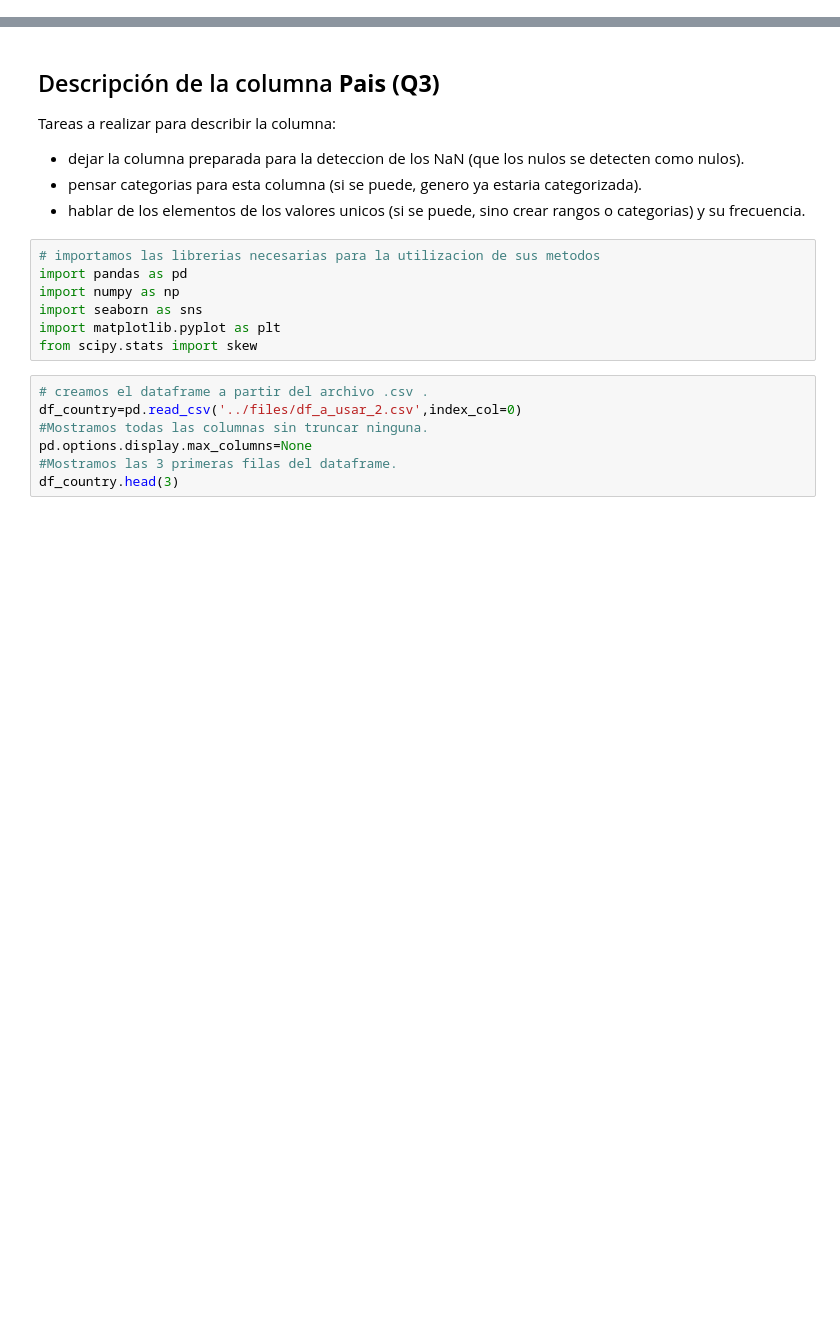
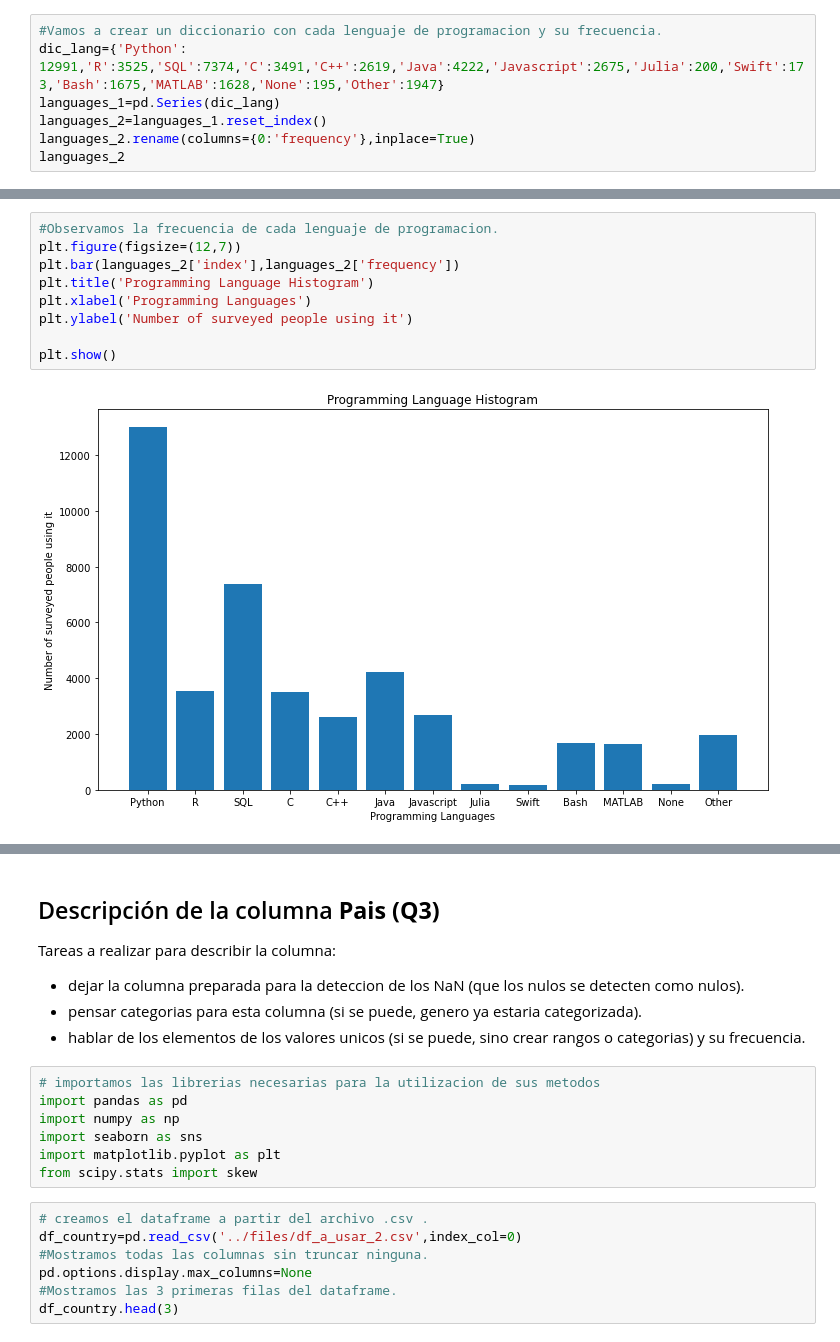
Before and after one commit to Adalab/project-da-promo-c-module-2-team-1, a Jupyter notebook: code/code_sonia.ipynb, the cells around one changed output, grey strips where cells are left out. Drawn from its saved outputs; the diff is of its cells as text; blank space fills up the shorter version.

```diff
--- a/code/code_sonia.ipynb
+++ b/code/code_sonia.ipynb
@@ -5,0 +284,7 @@
+# %%
+#Vamos a crear un diccionario con cada lenguaje de programacion y su frecuencia.
+dic_lang={'Python': 12991,'R':3525,'SQL':7374,'C':3491,'C++':2619,'Java':4222,'Javascript':2675,'Julia':200,'Swift':173,'Bash':1675,'MATLAB':1628,'None':195,'Other':1947}
+languages_1=pd.Series(dic_lang)
+languages_2=languages_1.reset_index()
+languages_2.rename(columns={0:'frequency'},inplace=True)
+languages_2
@@ -5,0 +306,11 @@
+# %%
+#Observamos la frecuencia de cada lenguaje de programacion.
+plt.figure(figsize=(12,7))
+plt.bar(languages_2['index'],languages_2['frequency'])
+plt.title('Programming Language Histogram')
+plt.xlabel('Programming Languages')
+plt.ylabel('Number of surveyed people using it')
+
+plt.show()
+# %% [output]
+[figure, added]
```
Also changed, not shown: parts of 42 cells of this notebook, 7 other files.
